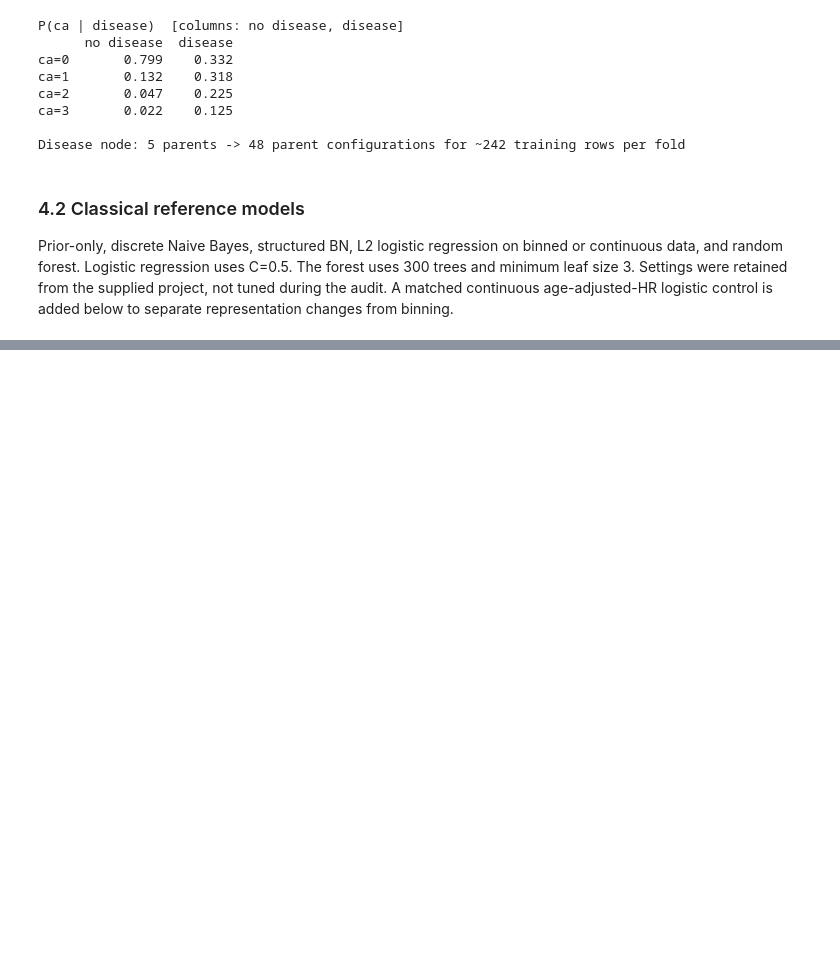
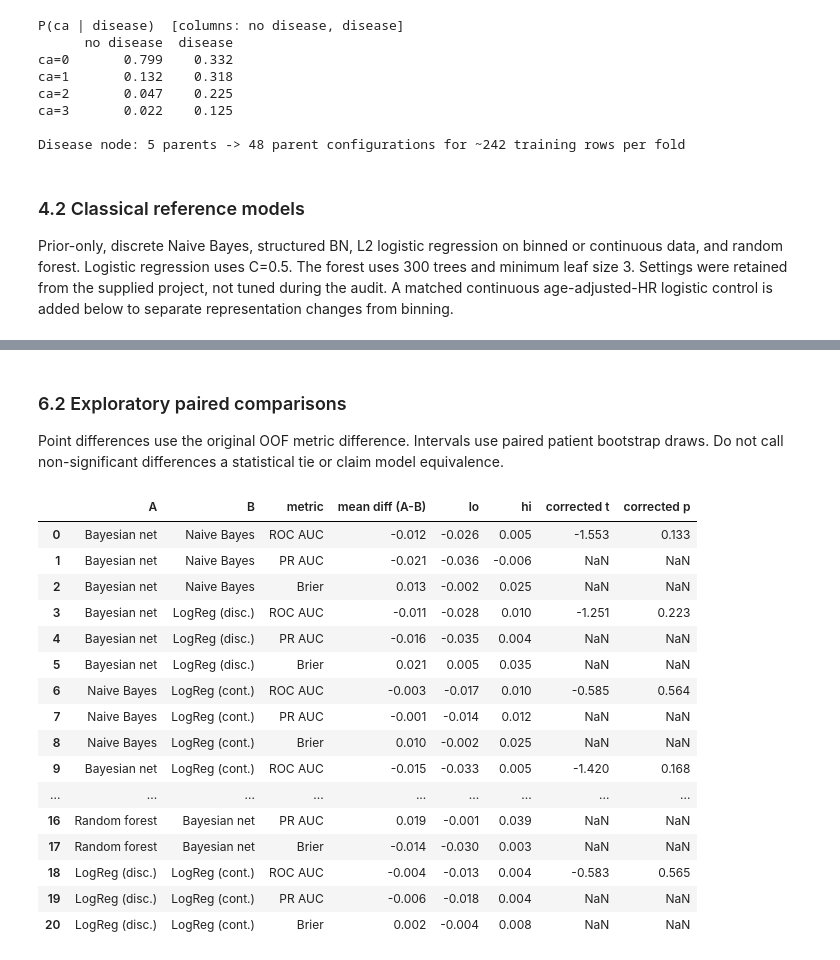
Before and after one commit to 69Igris/heart-disease-risk-modelling, a Jupyter notebook: notebooks/01_phase1_eda_and_classical_models.ipynb, the cells around one changed output, grey strips where cells are left out. Drawn from its saved outputs; the diff is of its cells as text; code cells hidden in the pictures; blank space fills up the shorter version.

```diff
--- a/notebooks/01_phase1_eda_and_classical_models.ipynb
+++ b/notebooks/01_phase1_eda_and_classical_models.ipynb
@@ -204,0 +276,25 @@ Prior-only, discrete Naive Bayes, structured BN, L2 logistic regression on binne
+# %% [markdown]
+### 6.2 Exploratory paired comparisons
+Point differences use the original OOF metric difference. Intervals use paired patient bootstrap draws. Do not call non-significant differences a statistical tie or claim model equivalence.
+# %%
+pairs = [("Bayesian net", "Naive Bayes"), ("Bayesian net", "LogReg (disc.)"), ("Naive Bayes", "LogReg (cont.)"), ("Bayesian net", "LogReg (cont.)"), ("Random forest", "LogReg (cont.)"),
+         ("Random forest", "Bayesian net"), ("LogReg (disc.)", "LogReg (cont.)")]
+PC = paired(results, bv, pairs, K, y=y); PC.to_csv(RES / "phase1_paired.csv", index=False); display(PC.round(3))
+# %% [output]
+|  | A | B | metric | mean diff (A-B) | lo | hi | corrected t | corrected p |
+| 0 | Bayesian net | Naive Bayes | ROC AUC | -0.012 | -0.026 | 0.005 | -1.553 | 0.133 |
+| 1 | Bayesian net | Naive Bayes | PR AUC | -0.021 | -0.036 | -0.006 | NaN | NaN |
+| 2 | Bayesian net | Naive Bayes | Brier | 0.013 | -0.002 | 0.025 | NaN | NaN |
+| 3 | Bayesian net | LogReg (disc.) | ROC AUC | -0.011 | -0.028 | 0.010 | -1.251 | 0.223 |
+| 4 | Bayesian net | LogReg (disc.) | PR AUC | -0.016 | -0.035 | 0.004 | NaN | NaN |
+| 5 | Bayesian net | LogReg (disc.) | Brier | 0.021 | 0.005 | 0.035 | NaN | NaN |
+| 6 | Naive Bayes | LogReg (cont.) | ROC AUC | -0.003 | -0.017 | 0.010 | -0.585 | 0.564 |
+| 7 | Naive Bayes | LogReg (cont.) | PR AUC | -0.001 | -0.014 | 0.012 | NaN | NaN |
+| 8 | Naive Bayes | LogReg (cont.) | Brier | 0.010 | -0.002 | 0.025 | NaN | NaN |
+| 9 | Bayesian net | LogReg (cont.) | ROC AUC | -0.015 | -0.033 | 0.005 | -1.420 | 0.168 |
+| ... | ... | ... | ... | ... | ... | ... | ... | ... |
+| 16 | Random forest | Bayesian net | PR AUC | 0.019 | -0.001 | 0.039 | NaN | NaN |
+| 17 | Random forest | Bayesian net | Brier | -0.014 | -0.030 | 0.003 | NaN | NaN |
+| 18 | LogReg (disc.) | LogReg (cont.) | ROC AUC | -0.004 | -0.013 | 0.004 | -0.583 | 0.565 |
+| 19 | LogReg (disc.) | LogReg (cont.) | PR AUC | -0.006 | -0.018 | 0.004 | NaN | NaN |
+| 20 | LogReg (disc.) | LogReg (cont.) | Brier | 0.002 | -0.004 | 0.008 | NaN | NaN |
```
Also changed, not shown: parts of 9 cells of this notebook, 11 other files.
